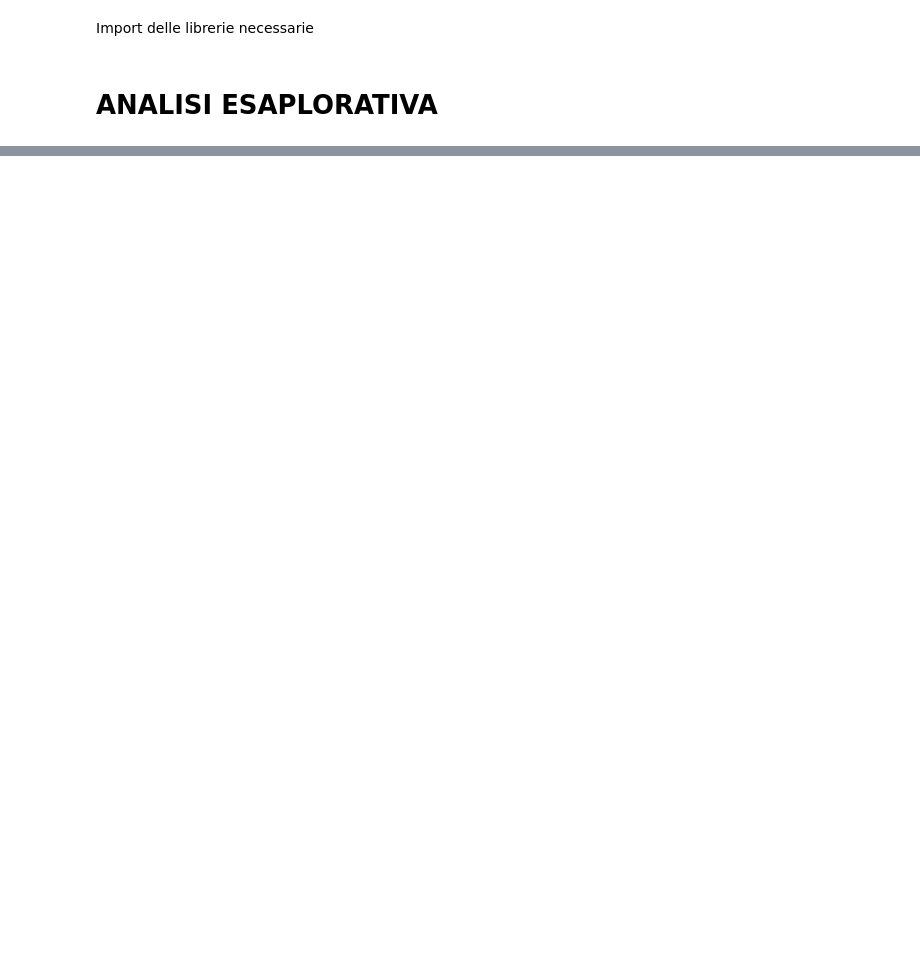
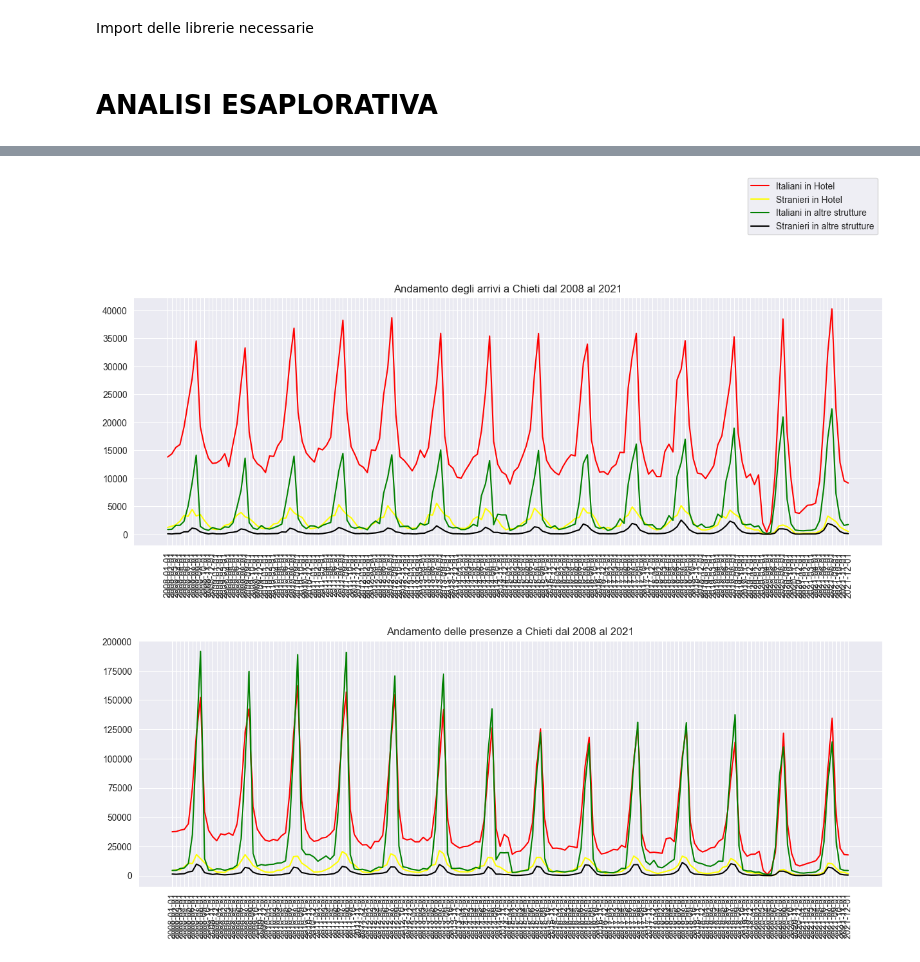
Before and after one commit to FedericoFornone/Laboratorio_Integrato, a Jupyter notebook: data_analysis/eda_province.ipynb, the cells around one changed output, grey strips where cells are left out. Cells and saved outputs as stored; diff of their text form; code cells hidden in the pictures; blank space fills up the shorter version.

```diff
--- a/data_analysis/eda_province.ipynb
+++ b/data_analysis/eda_province.ipynb
@@ -191,0 +125,24 @@ ModuleNotFoundError: No module named 'skforecast'
+# %%
+plt.figure(figsize=(15,5))
+plt.xticks(rotation=90)
+arrivals_chieti = Plot(mask_chi_hotel_ita.Date.size, mask_chi_hotel_ita['Arrivals'].size)
+arrivals_chieti.tracciato(mask_chi_hotel_ita.Date, mask_chi_hotel_ita['Arrivals'], "Italiani in Hotel", "red")
+arrivals_chieti.tracciato(mask_chi_hotel_ita.Date, mask_chi_hotel_ext['Arrivals'], "Stranieri in Hotel", "yellow")
+arrivals_chieti.tracciato(mask_chi_hotel_ita.Date, mask_chi_nothotel_ita['Arrivals'], "Italiani in altre strutture", "green")
+arrivals_chieti.tracciato(mask_chi_hotel_ita.Date, mask_chi_nothotel_ext['Arrivals'], "Stranieri in altre strutture", "black")
+plt.title("Andamento degli arrivi a Chieti dal 2008 al 2021")
+plt.legend(bbox_to_anchor=(1, 1.50))
+plt.show()
+
+plt.figure(figsize=(15,5))
+plt.xticks(rotation=90)
+attendance_chieti = Plot(mask_chi_hotel_ita.Date.size, mask_chi_hotel_ita['Attendance'].size)
+attendance_chieti.tracciato(mask_chi_hotel_ita.Date, mask_chi_hotel_ita['Attendance'], "Italiani in Hotel", "red")
+attendance_chieti.tracciato(mask_chi_hotel_ita.Date, mask_chi_hotel_ext['Attendance'], "Stranieri in Hotel", "yellow")
+attendance_chieti.tracciato(mask_chi_hotel_ita.Date, mask_chi_nothotel_ita['Attendance'], "Italiani in altre strutture", "green")
+attendance_chieti.tracciato(mask_chi_hotel_ita.Date, mask_chi_nothotel_ext['Attendance'], "Stranieri in altre strutture", "black")
+plt.title("Andamento delle presenze a Chieti dal 2008 al 2021")
+plt.show()
+# %% [output]
+[figure, added]
+[figure, added]
```
Also changed, not shown: parts of 14 cells of this notebook, 1 other file.
